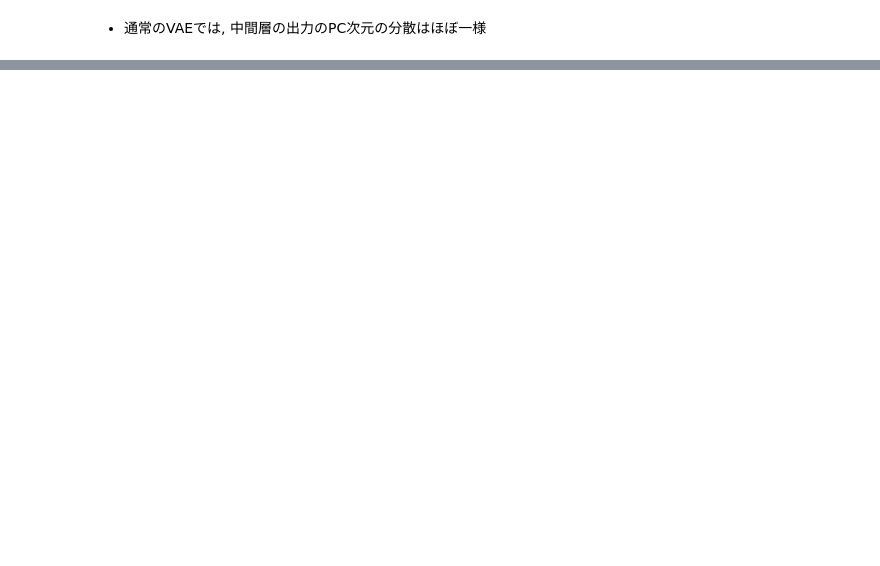
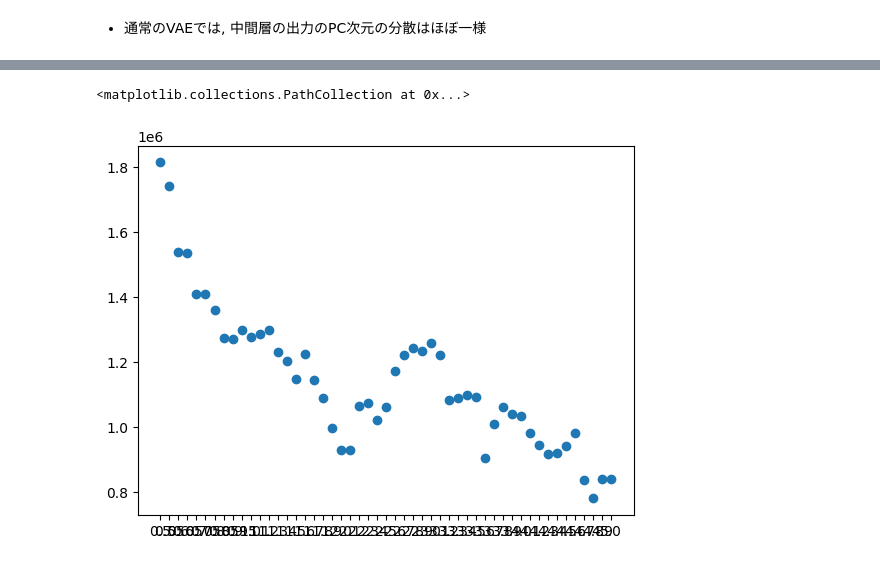
Before and after one commit to hoppiece/power-law-research, a Jupyter notebook: power_law_research/notebooks/01-VAE_fireing_plots.ipynb, the cells around one changed output, grey strips where cells are left out. Saved outputs shown, nothing was run; the diff lists cells and outputs as text; code cells hidden in the pictures; blank space fills up the shorter version.

```diff
--- a/power_law_research/notebooks/01-VAE_fireing_plots.ipynb
+++ b/power_law_research/notebooks/01-VAE_fireing_plots.ipynb
@@ -178,0 +198,7 @@ Reusing TensorBoard on port 6006 (pid 1149413), started 1:51:22 ago. (Use '!kill
+# %%
+smoothing = 10
+somoothed = np.convolve(data, np.ones(smoothing), mode="valid")/smoothing
+plt.scatter(gammas[smoothing:], somoothed)
+# %% [output]
+<matplotlib.collections.PathCollection at 0x...>
+[figure, added]
```
Also changed, not shown: parts of 15 cells of this notebook, 3 other files.
